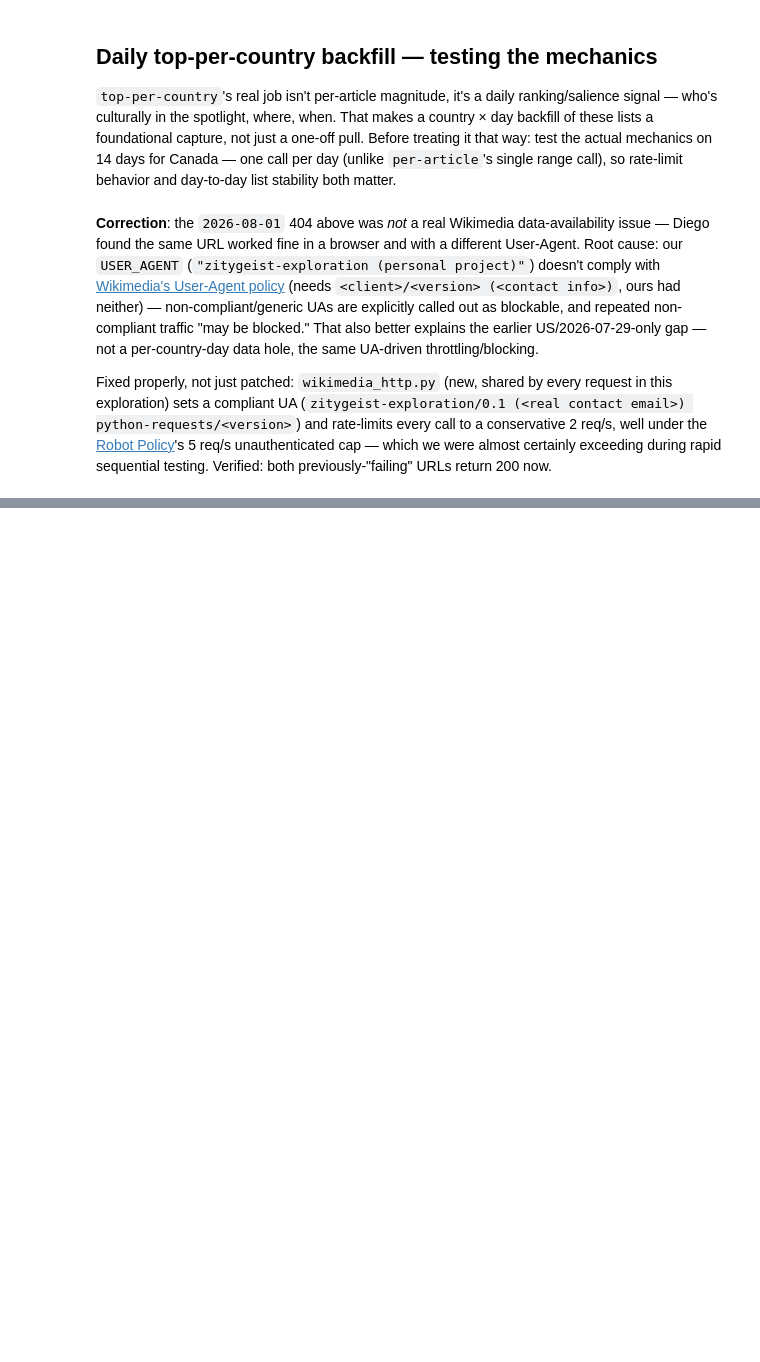
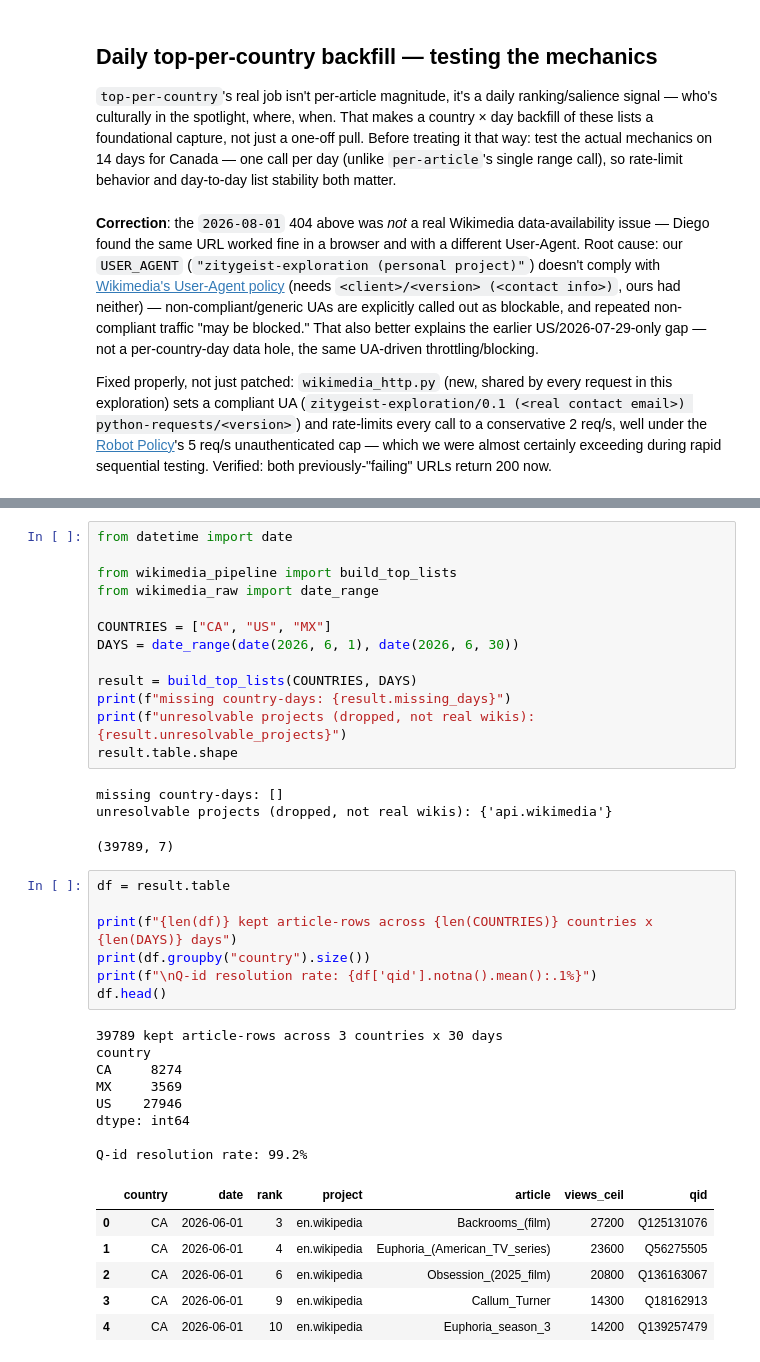
Before and after one commit to diegojramirezs7/zitygeist-data, a Jupyter notebook: notebooks/wikimedia.ipynb, the cells around one changed output, grey strips where cells are left out. Saved outputs shown, nothing was run; the diff lists cells and outputs as text; blank space fills up the shorter version.

Commit message:
Add script for getting resolved list of top q-ids

```diff
--- a/notebooks/wikimedia.ipynb
+++ b/notebooks/wikimedia.ipynb
@@ -553,0 +558,39 @@ titles present all 14 days: 47
+# %%
+from datetime import date
+
+from wikimedia_pipeline import build_top_lists
+from wikimedia_raw import date_range
+
+COUNTRIES = ["CA", "US", "MX"]
+DAYS = date_range(date(2026, 6, 1), date(2026, 6, 30))
+
+result = build_top_lists(COUNTRIES, DAYS)
+print(f"missing country-days: {result.missing_days}")
+print(f"unresolvable projects (dropped, not real wikis): {result.unresolvable_projects}")
+result.table.shape
+# %% [output]
+missing country-days: []
+unresolvable projects (dropped, not real wikis): {'api.wikimedia'}
+(39789, 7)
+# %%
+df = result.table
+
+print(f"{len(df)} kept article-rows across {len(COUNTRIES)} countries x {len(DAYS)} days")
+print(df.groupby("country").size())
+print(f"\nQ-id resolution rate: {df['qid'].notna().mean():.1%}")
+df.head()
+# %% [output]
+39789 kept article-rows across 3 countries x 30 days
+country
+CA     8274
+MX     3569
+US    27946
+dtype: int64
+
+Q-id resolution rate: 99.2%
+|  | country | date | rank | project | article | views_ceil | qid |
+| 0 | CA | 2026-06-01 | 3 | en.wikipedia | Backrooms_(film) | 27200 | Q125131076 |
+| 1 | CA | 2026-06-01 | 4 | en.wikipedia | Euphoria_(American_TV_series) | 23600 | Q56275505 |
+| 2 | CA | 2026-06-01 | 6 | en.wikipedia | Obsession_(2025_film) | 20800 | Q136163067 |
+| 3 | CA | 2026-06-01 | 9 | en.wikipedia | Callum_Turner | 14300 | Q18162913 |
+| 4 | CA | 2026-06-01 | 10 | en.wikipedia | Euphoria_season_3 | 14200 | Q139257479 |
```
Also changed, not shown: parts of 6 cells of this notebook, 4 other files.
